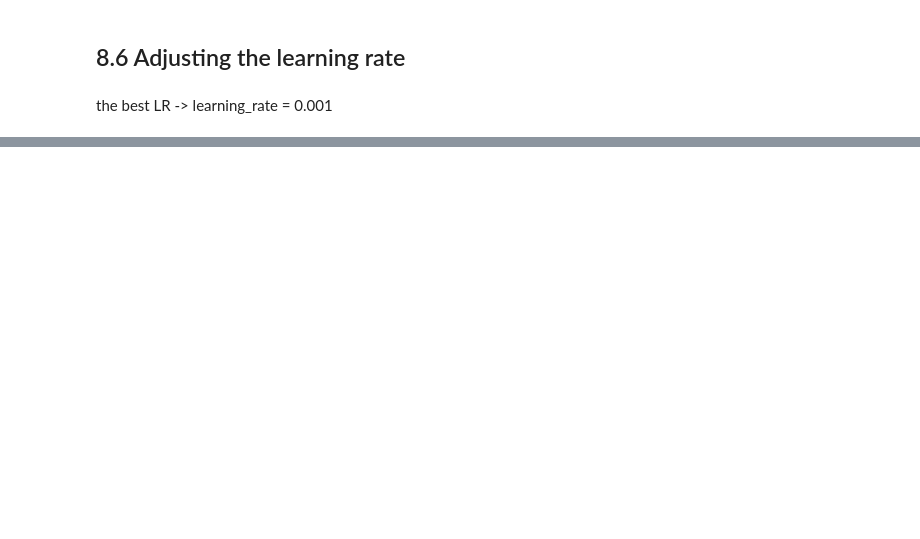
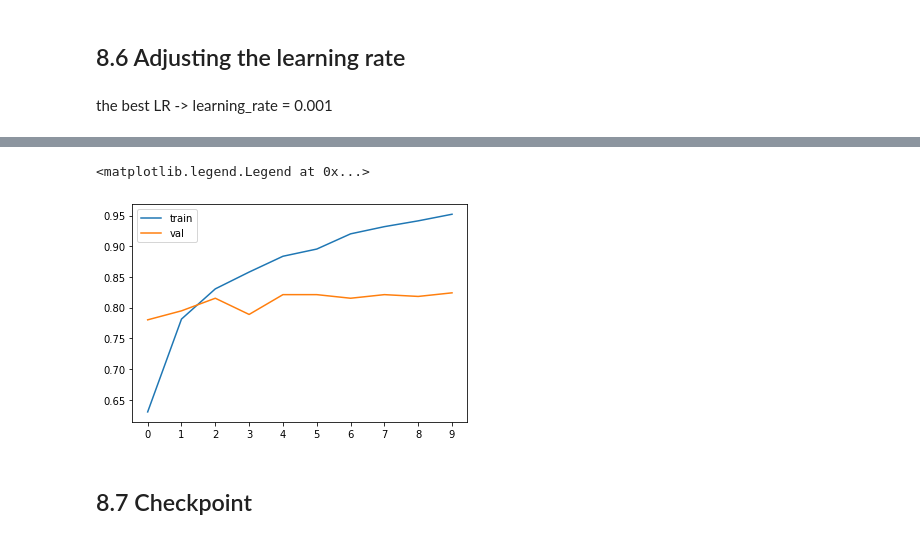
Before and after one commit to 16danielvm/MLZoomCamp_Course_byAlexeygrigorev, a Jupyter notebook: 08_deepLearning/WeekSesions8.ipynb, the cells around one changed output, grey strips where cells are left out. Drawn from its saved outputs; the diff is of its cells as text; code cells hidden in the pictures; blank space fills up the shorter version.

```diff
--- a/08_deepLearning/WeekSesions8.ipynb
+++ b/08_deepLearning/WeekSesions8.ipynb
@@ -218,3 +228,7 @@ def make_model(learning_rate=0.01):
 #     plt.legend()
 # %% [markdown]
 the best LR -> learning_rate = 0.001
+# %%
+model = make_model(learning_rate=0.001)
+# %%
+history = model.fit(train_ds, epochs=10, validation_data=val_ds)
@@ -220,0 +256,11 @@ the best LR -> learning_rate = 0.001
+# %%
+plt.plot(history.history['accuracy'], label='train')
+plt.plot(history.history['val_accuracy'], label='val')
+
+plt.xticks(np.arange(10))
+plt.legend()
+# %% [output]
+<matplotlib.legend.Legend at 0x...>
+[figure, added]
+# %% [markdown]
+## 8.7 Checkpoint
```
Also changed, not shown: parts of 16 cells of this notebook, 1 other file.
